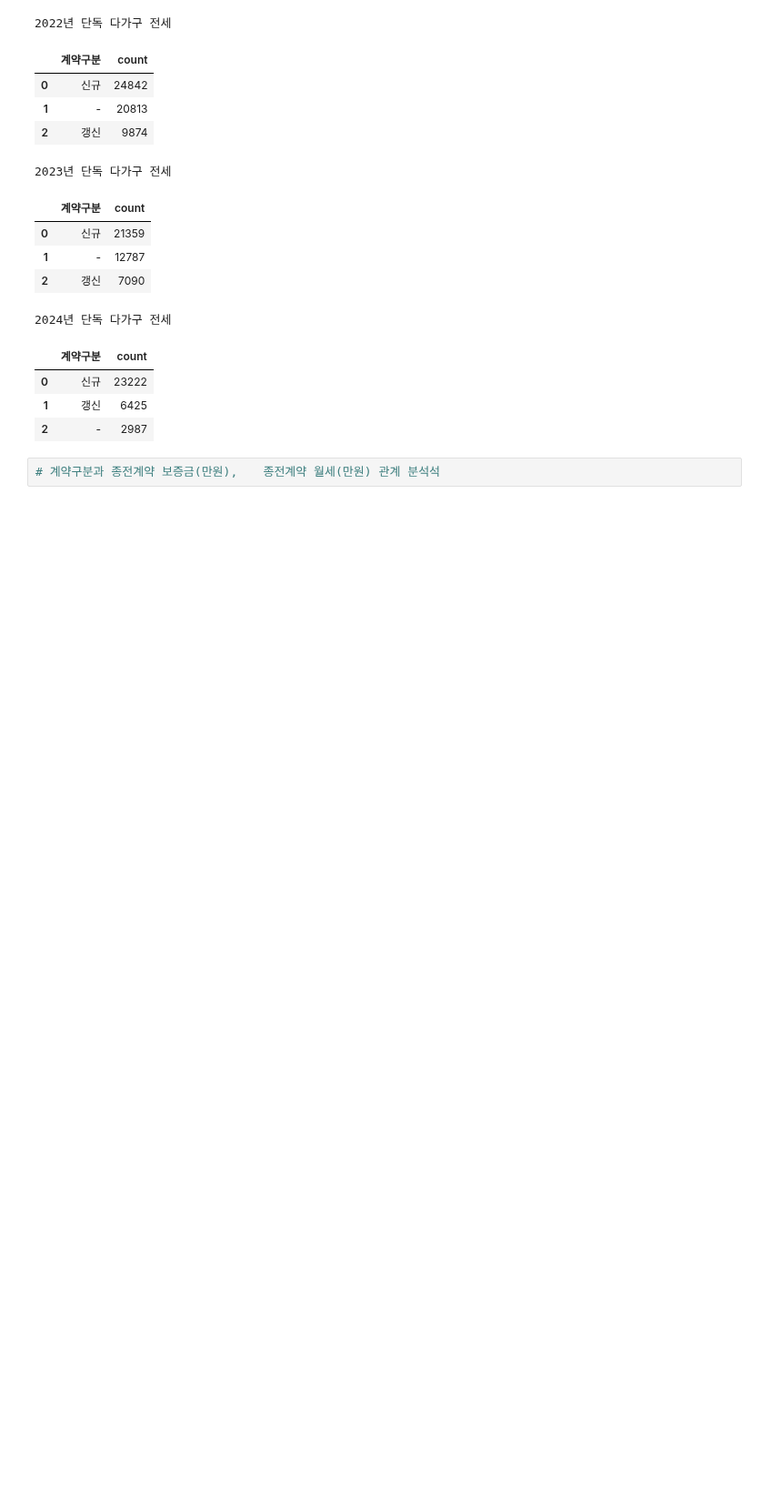
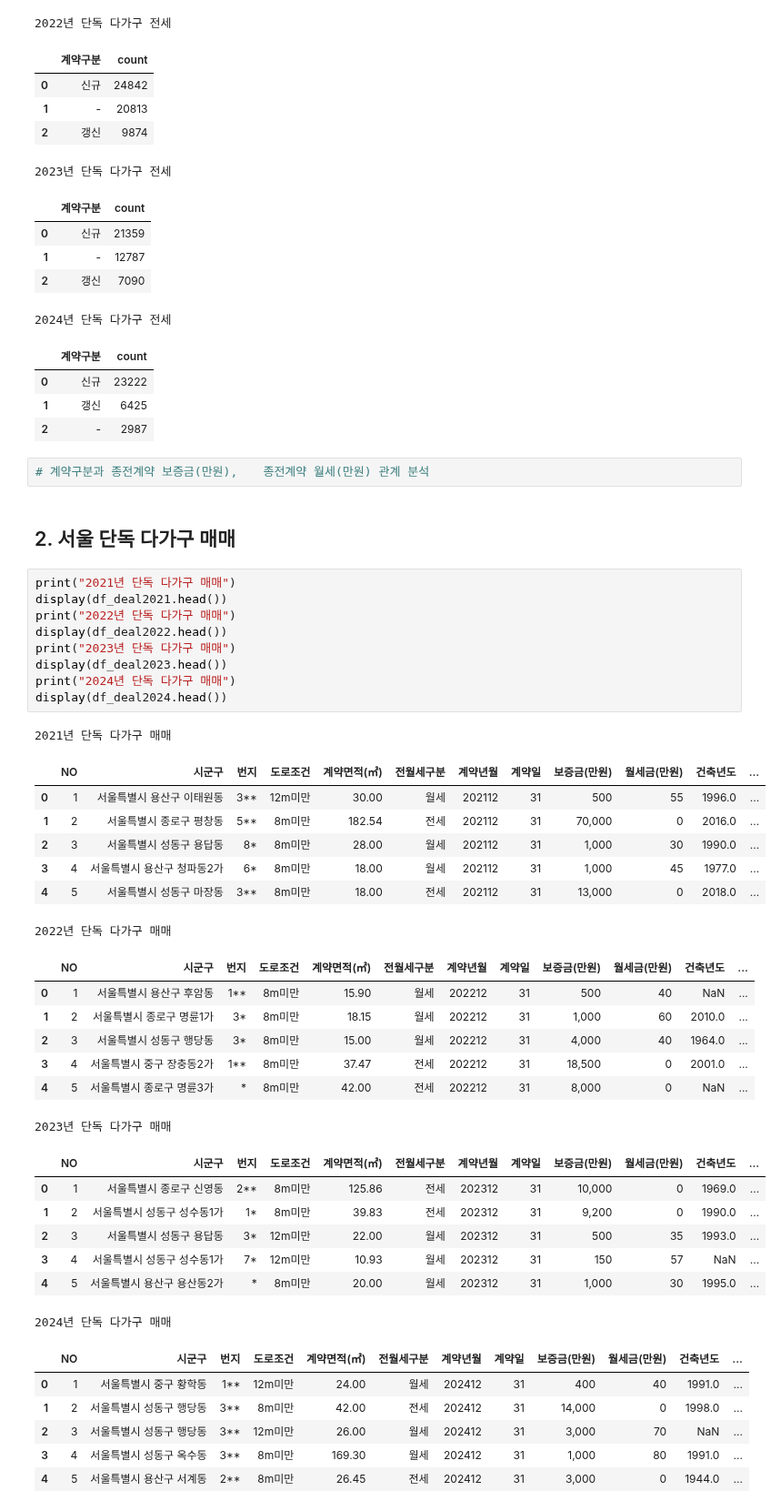
Before and after one commit to skqkrl/SDC_project, a Jupyter notebook: geumhui.ipynb, the cells around one changed output. Shown at 91% size. Cells and saved outputs as stored; diff of their text form; blank space fills up the shorter version.

```diff
--- a/geumhui.ipynb
+++ b/geumhui.ipynb
@@ -250,4 +346,44 @@ display(df_2024_cleaned['계약구분'].value_counts().reset_index())
 | 1 | 갱신 | 6425 |
 | 2 | - | 2987 |
 # %%
-# 계약구분과 종전계약 보증금(만원),	종전계약 월세(만원) 관계 분석석
+# 계약구분과 종전계약 보증금(만원),	종전계약 월세(만원) 관계 분석
+# %% [markdown]
+## 2. 서울 단독 다가구 매매
+# %%
+print("2021년 단독 다가구 매매")
+display(df_deal2021.head())
+print("2022년 단독 다가구 매매")
+display(df_deal2022.head())
+print("2023년 단독 다가구 매매")
+display(df_deal2023.head())
+print("2024년 단독 다가구 매매")
+display(df_deal2024.head())
+# %% [output]
+2021년 단독 다가구 매매
+|  | NO | 시군구 | 번지 | 도로조건 | 계약면적(㎡) | 전월세구분 | 계약년월 | 계약일 | 보증금(만원) | 월세금(만원) | 건축년도 | ... |
+| 0 | 1 | 서울특별시 용산구 이태원동 | 3** | 12m미만 | 30.00 | 월세 | 202112 | 31 | 500 | 55 | 1996.0 | ... |
+| 1 | 2 | 서울특별시 종로구 평창동 | 5** | 8m미만 | 182.54 | 전세 | 202112 | 31 | 70,000 | 0 | 2016.0 | ... |
+| 2 | 3 | 서울특별시 성동구 용답동 | 8* | 8m미만 | 28.00 | 월세 | 202112 | 31 | 1,000 | 30 | 1990.0 | ... |
+| 3 | 4 | 서울특별시 용산구 청파동2가 | 6* | 8m미만 | 18.00 | 월세 | 202112 | 31 | 1,000 | 45 | 1977.0 | ... |
+| 4 | 5 | 서울특별시 성동구 마장동 | 3** | 8m미만 | 18.00 | 전세 | 202112 | 31 | 13,000 | 0 | 2018.0 | ... |
+2022년 단독 다가구 매매
+|  | NO | 시군구 | 번지 | 도로조건 | 계약면적(㎡) | 전월세구분 | 계약년월 | 계약일 | 보증금(만원) | 월세금(만원) | 건축년도 | ... |
+| 0 | 1 | 서울특별시 용산구 후암동 | 1** | 8m미만 | 15.90 | 월세 | 202212 | 31 | 500 | 40 | NaN | ... |
+| 1 | 2 | 서울특별시 종로구 명륜1가 | 3* | 8m미만 | 18.15 | 월세 | 202212 | 31 | 1,000 | 60 | 2010.0 | ... |
+| 2 | 3 | 서울특별시 성동구 행당동 | 3* | 8m미만 | 15.00 | 월세 | 202212 | 31 | 4,000 | 40 | 1964.0 | ... |
+| 3 | 4 | 서울특별시 중구 장충동2가 | 1** | 8m미만 | 37.47 | 전세 | 202212 | 31 | 18,500 | 0 | 2001.0 | ... |
+| 4 | 5 | 서울특별시 종로구 명륜3가 | * | 8m미만 | 42.00 | 전세 | 202212 | 31 | 8,000 | 0 | NaN | ... |
+2023년 단독 다가구 매매
+|  | NO | 시군구 | 번지 | 도로조건 | 계약면적(㎡) | 전월세구분 | 계약년월 | 계약일 | 보증금(만원) | 월세금(만원) | 건축년도 | ... |
+| 0 | 1 | 서울특별시 종로구 신영동 | 2** | 8m미만 | 125.86 | 전세 | 202312 | 31 | 10,000 | 0 | 1969.0 | ... |
+| 1 | 2 | 서울특별시 성동구 성수동1가 | 1* | 8m미만 | 39.83 | 전세 | 202312 | 31 | 9,200 | 0 | 1990.0 | ... |
+| 2 | 3 | 서울특별시 성동구 용답동 | 3* | 12m미만 | 22.00 | 월세 | 202312 | 31 | 500 | 35 | 1993.0 | ... |
+| 3 | 4 | 서울특별시 성동구 성수동1가 | 7* | 12m미만 | 10.93 | 월세 | 202312 | 31 | 150 | 57 | NaN | ... |
+| 4 | 5 | 서울특별시 용산구 용산동2가 | * | 8m미만 | 20.00 | 월세 | 202312 | 31 | 1,000 | 30 | 1995.0 | ... |
+2024년 단독 다가구 매매
+|  | NO | 시군구 | 번지 | 도로조건 | 계약면적(㎡) | 전월세구분 | 계약년월 | 계약일 | 보증금(만원) | 월세금(만원) | 건축년도 | ... |
+| 0 | 1 | 서울특별시 중구 황학동 | 1** | 12m미만 | 24.00 | 월세 | 202412 | 31 | 400 | 40 | 1991.0 | ... |
+| 1 | 2 | 서울특별시 성동구 행당동 | 3** | 8m미만 | 42.00 | 전세 | 202412 | 31 | 14,000 | 0 | 1998.0 | ... |
+| 2 | 3 | 서울특별시 성동구 행당동 | 3** | 12m미만 | 26.00 | 월세 | 202412 | 31 | 3,000 | 70 | NaN | ... |
+| 3 | 4 | 서울특별시 성동구 옥수동 | 3** | 8m미만 | 169.30 | 월세 | 202412 | 31 | 1,000 | 80 | 1991.0 | ... |
+| 4 | 5 | 서울특별시 용산구 서계동 | 2** | 8m미만 | 26.45 | 전세 | 202412 | 31 | 3,000 | 0 | 1944.0 | ... |
```
Also changed, not shown: parts of 8 cells of this notebook.
